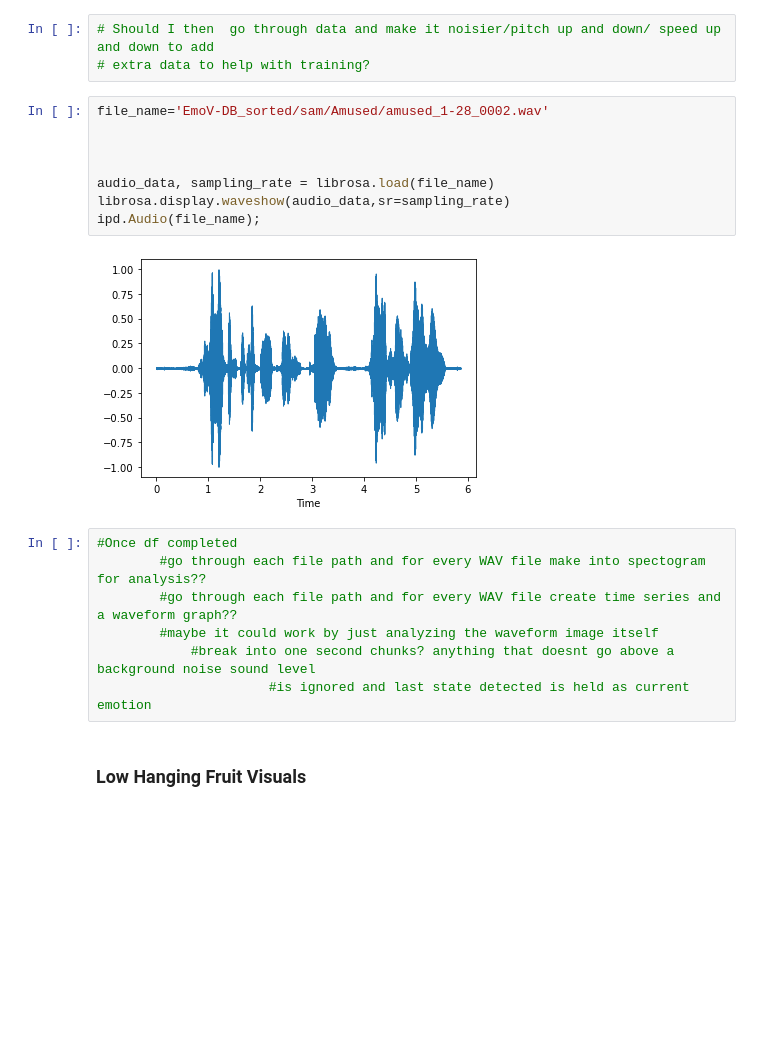
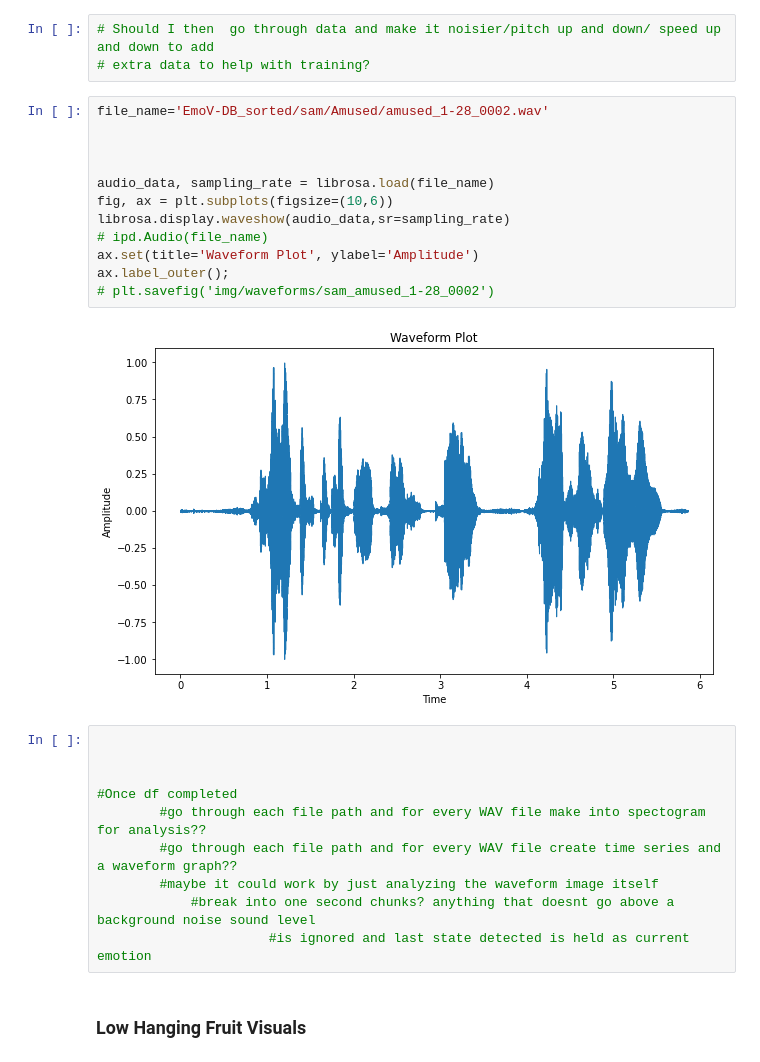
Before and after one commit to njw27/Speech_Emotion_Recognition_SER, a Jupyter notebook: EDA_notebook.ipynb, the cells around one changed output. Drawn from its saved outputs; the diff is of its cells as text; blank space fills up the shorter version.

Commit message:
waveform plot and img

```diff
--- a/EDA_notebook.ipynb
+++ b/EDA_notebook.ipynb
@@ -127,14 +127,21 @@ df
 # %%
 file_name='EmoV-DB_sorted/sam/Amused/amused_1-28_0002.wav'
 
 
 
 audio_data, sampling_rate = librosa.load(file_name)
+fig, ax = plt.subplots(figsize=(10,6))
 librosa.display.waveshow(audio_data,sr=sampling_rate)
-ipd.Audio(file_name);
+# ipd.Audio(file_name)
+ax.set(title='Waveform Plot', ylabel='Amplitude')
+ax.label_outer();
+# plt.savefig('img/waveforms/sam_amused_1-28_0002')
 # %% [output]
-[figure, old version]
+[figure, new version]
 # %%
+
+
+
 #Once df completed
         #go through each file path and for every WAV file make into spectogram for analysis??
         #go through each file path and for every WAV file create time series and a waveform graph??
```
Also changed, not shown: 3 other files.
